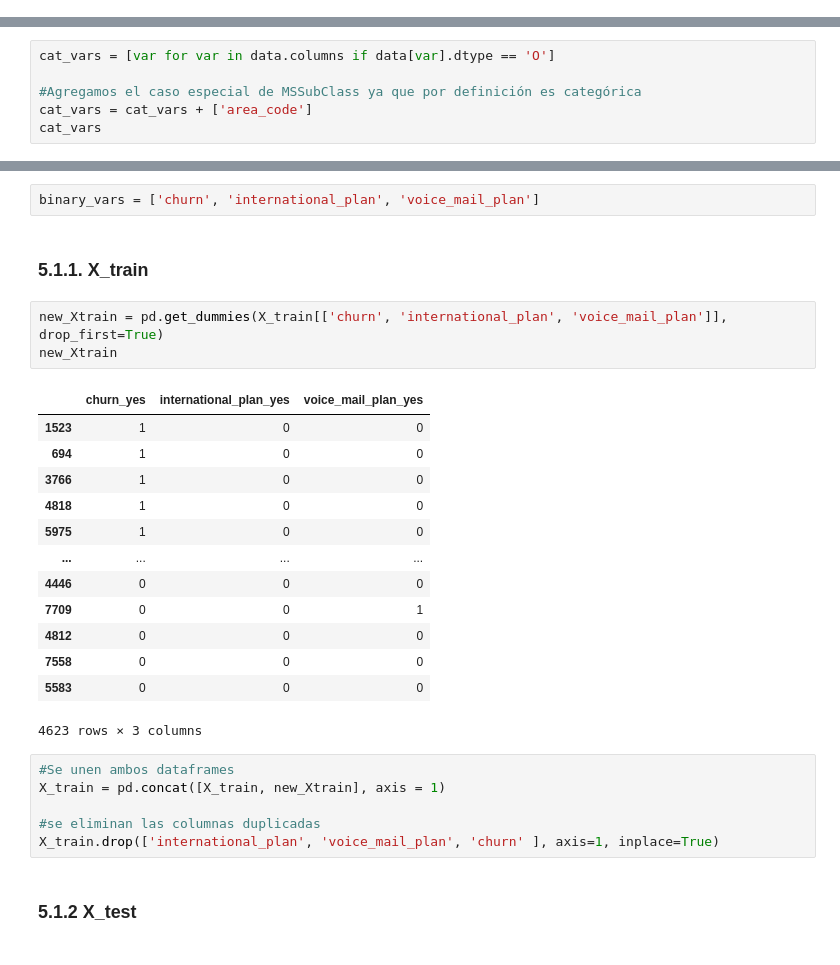
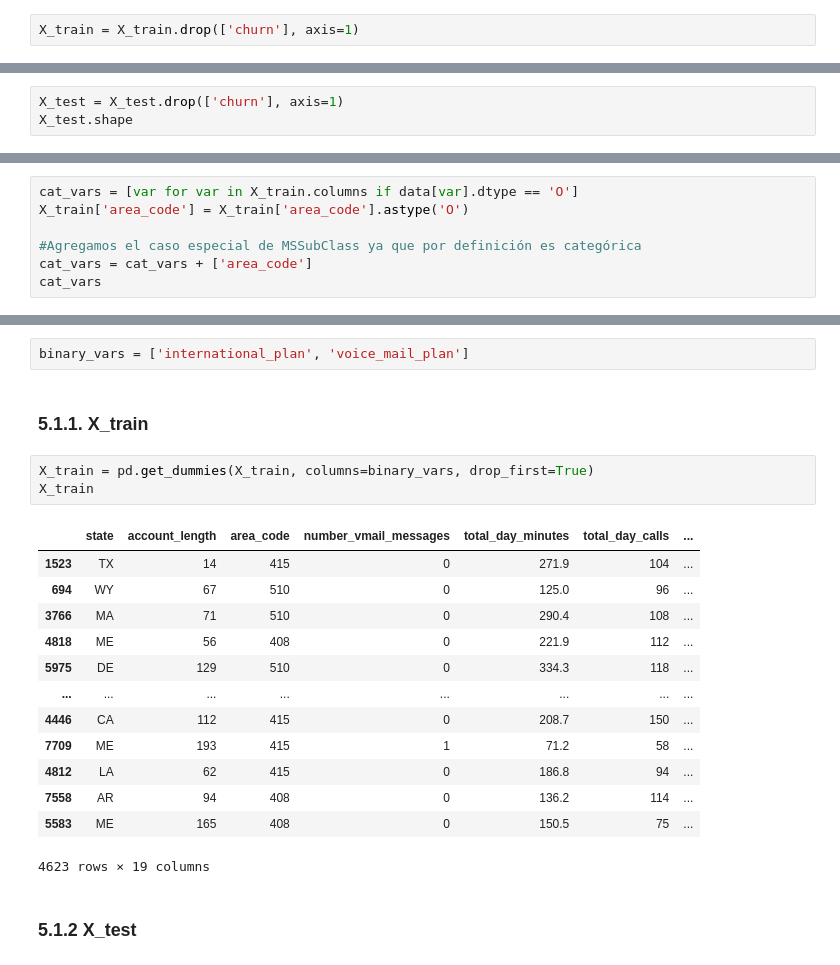
Before and after one commit to josealellamas/predictionAPI, a Jupyter notebook: 2_Proj_Feature_Engineering.ipynb, the cells around one changed output, grey strips where cells are left out. Cells and saved outputs as stored; diff of their text form.

```diff
--- a/2_Proj_Feature_Engineering.ipynb
+++ b/2_Proj_Feature_Engineering.ipynb
@@ -68,3 +68,5 @@ X_train=pd.concat([dataPositiva,dataNegativa])
 X_train.shape
 # %% [output]
 (4623, 20)
+# %%
+X_train = X_train.drop(['churn'], axis=1)
@@ -98,3 +109,6 @@ X_test=pd.concat([dataPositiva,dataNegativa])
 X_test.shape
 # %% [output]
 (846, 20)
+# %%
+X_test = X_test.drop(['churn'], axis=1)
+X_test.shape
@@ -119,7 +135,8 @@ for var in sesgadas:
 # %% [markdown]
 ## 5. Codificación de Variables Categóricas
 # %%
-cat_vars = [var for var in data.columns if data[var].dtype == 'O']
+cat_vars = [var for var in X_train.columns if data[var].dtype == 'O']
+X_train['area_code'] = X_train['area_code'].astype('O')
 
 #Agregamos el caso especial de MSSubClass ya que por definición es categórica
 cat_vars = cat_vars + ['area_code']
@@ -129,32 +146,26 @@ cat_vars
 # %% [markdown]
 ### 5.1 One Hot Encoding
 # %%
-binary_vars = ['churn', 'international_plan', 'voice_mail_plan']
+binary_vars = ['international_plan', 'voice_mail_plan']
 # %% [markdown]
  ### 5.1.1. X_train
 # %%
-new_Xtrain = pd.get_dummies(X_train[['churn', 'international_plan', 'voice_mail_plan']], drop_first=True)
-new_Xtrain
+X_train = pd.get_dummies(X_train, columns=binary_vars, drop_first=True)
+X_train
 # %% [output]
-|  | churn_yes | international_plan_yes | voice_mail_plan_yes |
-| 1523 | 1 | 0 | 0 |
-| 694 | 1 | 0 | 0 |
-| 3766 | 1 | 0 | 0 |
-| 4818 | 1 | 0 | 0 |
-| 5975 | 1 | 0 | 0 |
-| ... | ... | ... | ... |
-| 4446 | 0 | 0 | 0 |
-| 7709 | 0 | 0 | 1 |
-| 4812 | 0 | 0 | 0 |
-| 7558 | 0 | 0 | 0 |
-| 5583 | 0 | 0 | 0 |
+|  | state | account_length | area_code | number_vmail_messages | total_day_minutes | total_day_calls | ... |
+| 1523 | TX | 14 | 415 | 0 | 271.9 | 104 | ... |
+| 694 | WY | 67 | 510 | 0 | 125.0 | 96 | ... |
+| 3766 | MA | 71 | 510 | 0 | 290.4 | 108 | ... |
+| 4818 | ME | 56 | 408 | 0 | 221.9 | 112 | ... |
+| 5975 | DE | 129 | 510 | 0 | 334.3 | 118 | ... |
+| ... | ... | ... | ... | ... | ... | ... | ... |
+| 4446 | CA | 112 | 415 | 0 | 208.7 | 150 | ... |
+| 7709 | ME | 193 | 415 | 1 | 71.2 | 58 | ... |
+| 4812 | LA | 62 | 415 | 0 | 186.8 | 94 | ... |
+| 7558 | AR | 94 | 408 | 0 | 136.2 | 114 | ... |
+| 5583 | ME | 165 | 408 | 0 | 150.5 | 75 | ... |
-4623 rows × 3 columns
+4623 rows × 19 columns
-# %%
-#Se unen ambos dataframes
-X_train = pd.concat([X_train, new_Xtrain], axis = 1)
-
-#se eliminan las columnas duplicadas
-X_train.drop(['international_plan', 'voice_mail_plan', 'churn' ], axis=1, inplace=True)
 # %% [markdown]
 ### 5.1.2 X_test
 # %%
```
Also changed, not shown: parts of 8 cells of this notebook, 4 other files.
